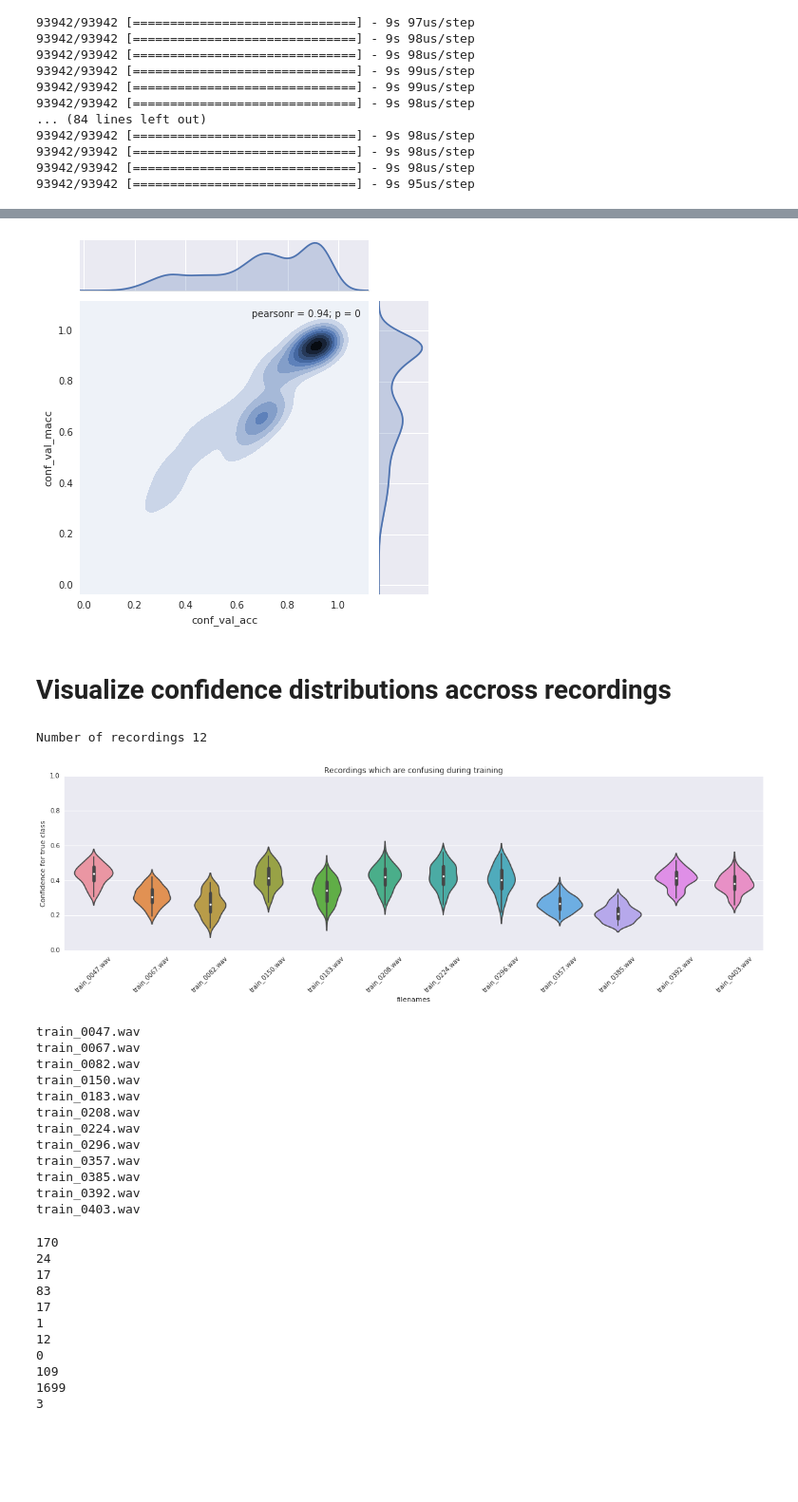
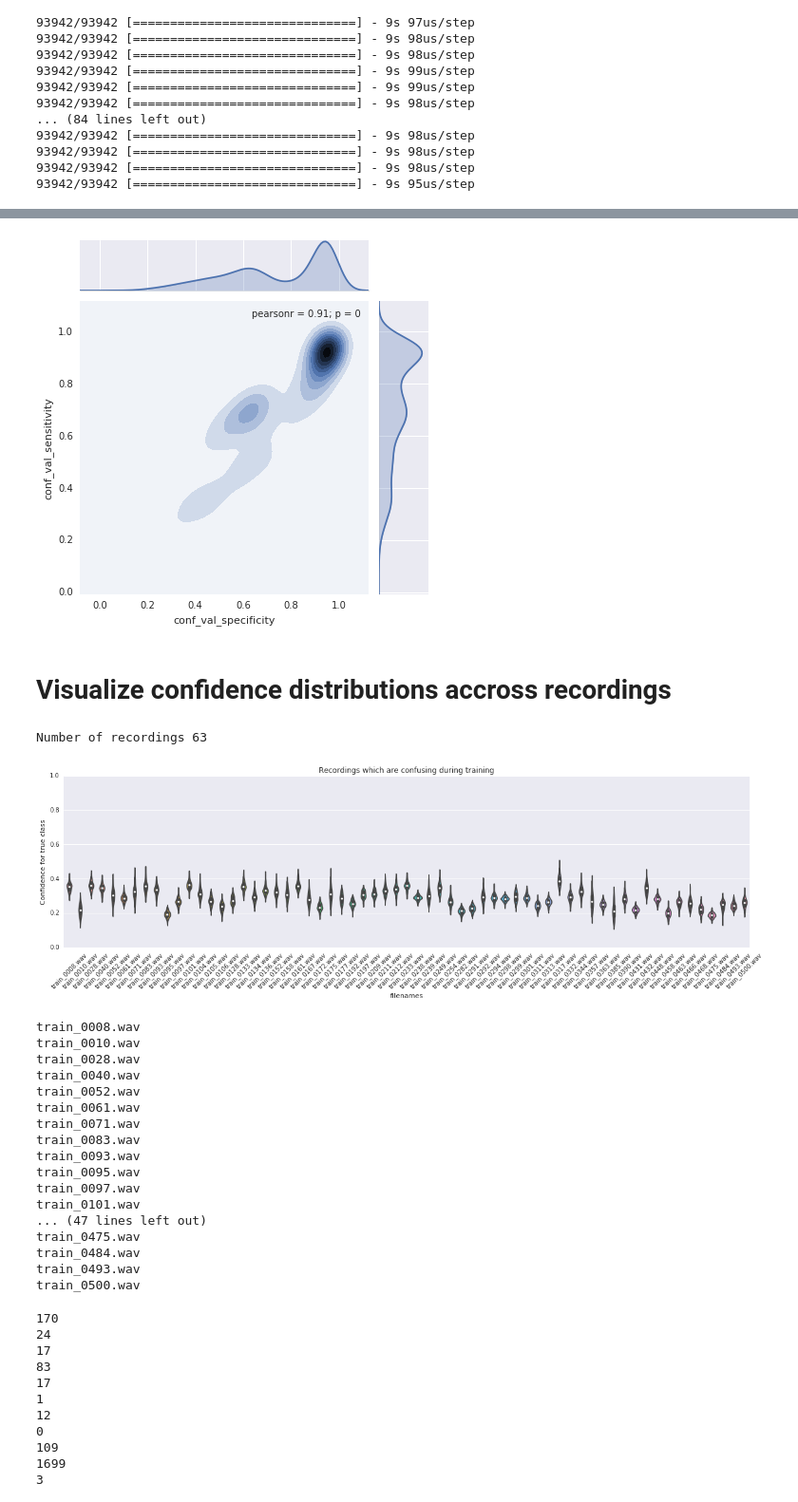
Before and after one commit to AhmedImtiazPrio/heartnet, a Jupyter notebook: codes/eval.ipynb, the cells around one changed output, grey strips where cells are left out. Shown at 95% size. Drawn from its saved outputs; the diff is of its cells as text; code cells hidden in the pictures; blank space fills up the shorter version.

Commit message:
recording level error analysis complete

```diff
--- a/codes/eval.ipynb
+++ b/codes/eval.ipynb
@@ -459,41 +477,46 @@ Length: 110, dtype: int64
 # %%
-sns.jointplot(x=dfTrain['conf_val_acc'], y=dfTrain['conf_val_macc'], kind="kde")
+sns.jointplot(x=dfTrain['conf_val_specificity'], y=dfTrain['conf_val_sensitivity'], kind="kde")
 plt.show()
 # %% [output]
-[figure, old version]
+[figure, new version]
 # %% [markdown]
 # Visualize confidence distributions accross recordings
 # %%
-test = dfTrain[dfTrain.conf_mean < .45][dfTrain.true == 1][dfTrain.dataset == 'x']
+test = dfTrain[dfTrain.conf_mean < .4][dfTrain.conf_var < .002][dfTrain.dataset == 'x']
 print("Number of recordings %d" % (test.count()[0]))
 test.set_index("filenames",inplace=True)
 test = test.transpose()
 test = test.iloc[6:-2]
 test.set_index(np.r_[0:test.count()[0]],inplace=True)
 plt.figure(figsize=(20,5))
 sns.violinplot(data=test,jitter=True)
 plt.ylabel("Confidence for true class")
 plt.title("Recordings which are confusing during training")
 plt.ylim(0,1)
 plt.xticks(rotation=45)
 plt.show()
 for names in test.columns.values:
     print("%s" % names)
 # %% [output]
-Number of recordings 12
+Number of recordings 63
-[figure, old version]
+[figure, new version]
-train_0047.wav
-train_0067.wav
-train_0082.wav
-train_0150.wav
-train_0183.wav
-train_0208.wav
-train_0224.wav
-train_0296.wav
-train_0357.wav
-train_0385.wav
-train_0392.wav
-train_0403.wav
+train_0008.wav
+train_0010.wav
+train_0028.wav
+train_0040.wav
+train_0052.wav
+train_0061.wav
+train_0071.wav
+train_0083.wav
+train_0093.wav
+train_0095.wav
+train_0097.wav
+train_0101.wav
+... (47 lines left out)
+train_0475.wav
+train_0484.wav
+train_0493.wav
+train_0500.wav
 # %%
 for dataset in dfTrain.dataset.unique():
     for true in dfTrain.true.unique():
```
Also changed, not shown: parts of 11 cells of this notebook.
